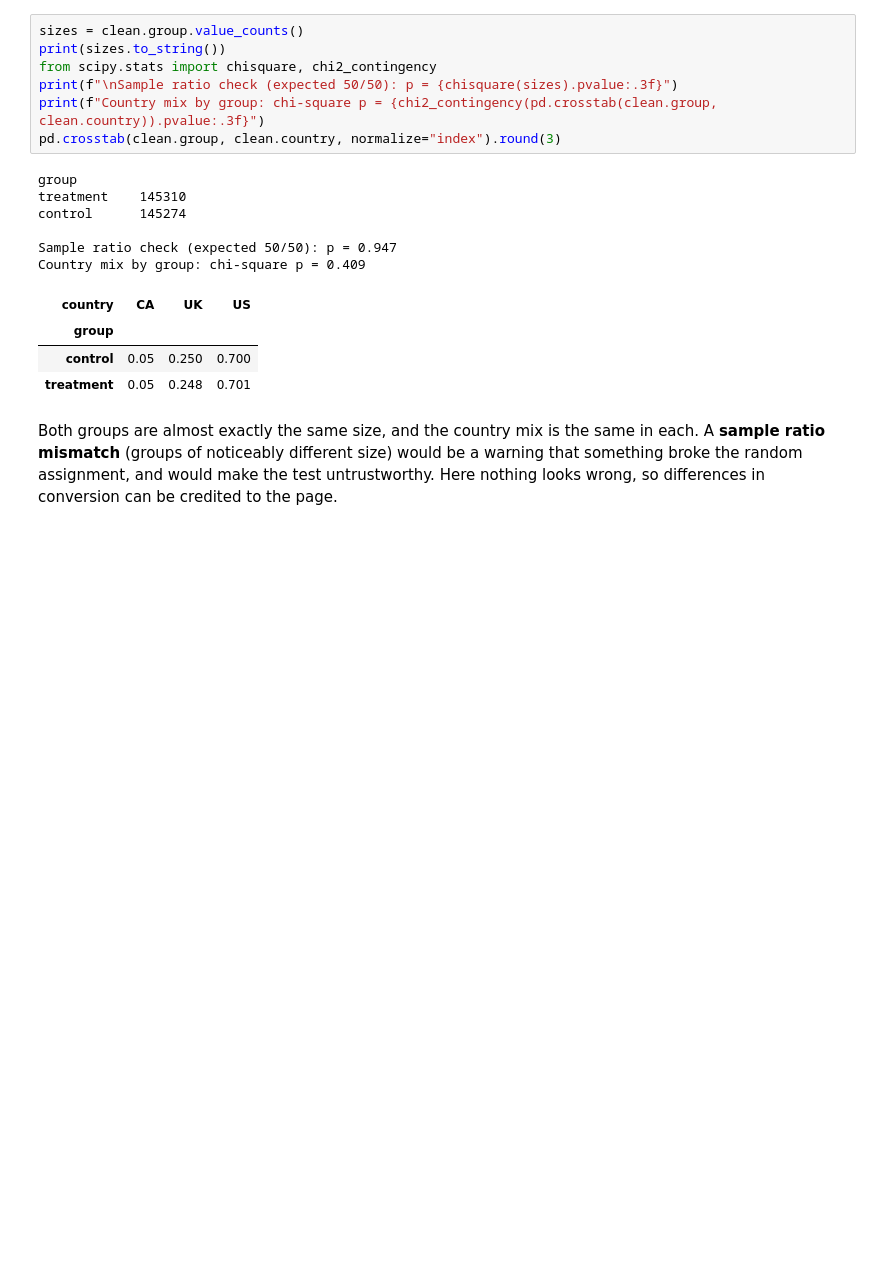
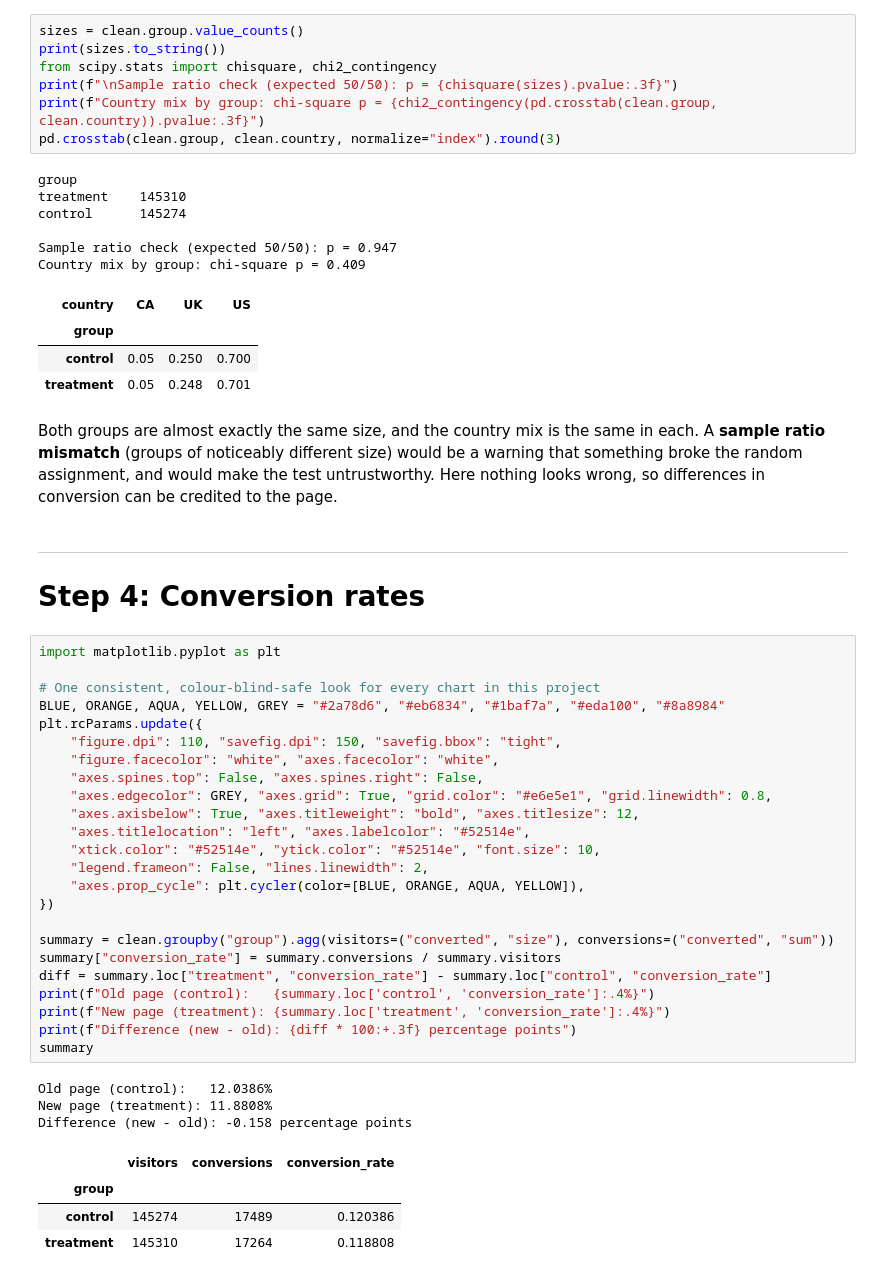
Before and after one commit to vusumuzinkosi/ab-test-landing-page, a Jupyter notebook: notebooks/01_ab_test.ipynb, the cells around one changed output. Cells and saved outputs as stored; diff of their text form; blank space fills up the shorter version.

```diff
--- a/notebooks/01_ab_test.ipynb
+++ b/notebooks/01_ab_test.ipynb
@@ -179,3 +179,38 @@ Country mix by group: chi-square p = 0.409
 | treatment | 0.05 | 0.248 | 0.701 |
 # %% [markdown]
 Both groups are almost exactly the same size, and the country mix is the same in each. A **sample ratio mismatch** (groups of noticeably different size) would be a warning that something broke the random assignment, and would make the test untrustworthy. Here nothing looks wrong, so differences in conversion can be credited to the page.
+# %% [markdown]
+---
+# Step 4: Conversion rates
+# %%
+import matplotlib.pyplot as plt
+
+# One consistent, colour-blind-safe look for every chart in this project
+BLUE, ORANGE, AQUA, YELLOW, GREY = "#2a78d6", "#eb6834", "#1baf7a", "#eda100", "#8a8984"
+plt.rcParams.update({
+    "figure.dpi": 110, "savefig.dpi": 150, "savefig.bbox": "tight",
+    "figure.facecolor": "white", "axes.facecolor": "white",
+    "axes.spines.top": False, "axes.spines.right": False,
+    "axes.edgecolor": GREY, "axes.grid": True, "grid.color": "#e6e5e1", "grid.linewidth": 0.8,
+    "axes.axisbelow": True, "axes.titleweight": "bold", "axes.titlesize": 12,
+    "axes.titlelocation": "left", "axes.labelcolor": "#52514e",
+    "xtick.color": "#52514e", "ytick.color": "#52514e", "font.size": 10,
+    "legend.frameon": False, "lines.linewidth": 2,
+    "axes.prop_cycle": plt.cycler(color=[BLUE, ORANGE, AQUA, YELLOW]),
+})
+
+summary = clean.groupby("group").agg(visitors=("converted", "size"), conversions=("converted", "sum"))
+summary["conversion_rate"] = summary.conversions / summary.visitors
+diff = summary.loc["treatment", "conversion_rate"] - summary.loc["control", "conversion_rate"]
+print(f"Old page (control):   {summary.loc['control', 'conversion_rate']:.4%}")
+print(f"New page (treatment): {summary.loc['treatment', 'conversion_rate']:.4%}")
+print(f"Difference (new - old): {diff * 100:+.3f} percentage points")
+summary
+# %% [output]
+Old page (control):   12.0386%
+New page (treatment): 11.8808%
+Difference (new - old): -0.158 percentage points
+|  | visitors | conversions | conversion_rate |
+| group |  |  |  |
+| control | 145274 | 17489 | 0.120386 |
+| treatment | 145310 | 17264 | 0.118808 |
```
Also changed, not shown: parts of 2 cells of this notebook, 2 other files.
